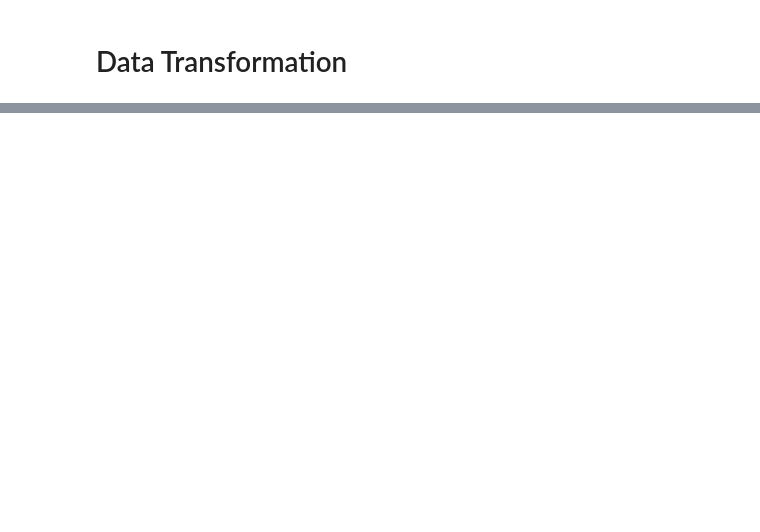
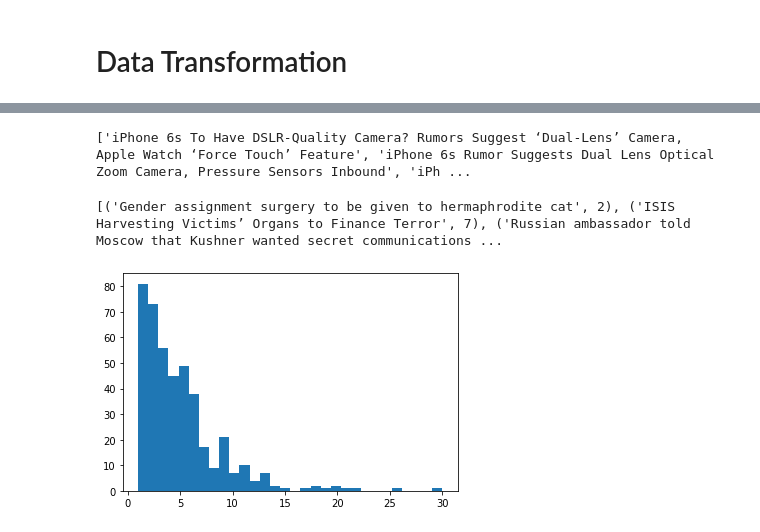
Before and after one commit to danielvangelder/Applied-NLP-Project-IN4325, a Jupyter notebook: bias-detection.ipynb, the cells around one changed output, grey strips where cells are left out. Drawn from its saved outputs; the diff is of its cells as text; code cells hidden in the pictures; blank space fills up the shorter version.

```diff
--- a/bias-detection.ipynb
+++ b/bias-detection.ipynb
@@ -105,0 +196,3 @@ KeyError: "Key 'El-Sisi' not present"
+# %%
+df_rel['Correct'] = df_rel['Stance'] == df_rel['Predictions']
+display(df_rel[['Stance', 'Predictions','Correct']].sample(n=5))
@@ -105,0 +211,3 @@ KeyError: "Key 'El-Sisi' not present"
+# %%
+grouped = df_rel.groupby(['Headline','Head ID']).sum().sort_values('Correct', ascending=True)
+display(grouped)
@@ -105,0 +229,20 @@ KeyError: "Key 'El-Sisi' not present"
+# %%
+failed = grouped.loc[grouped['Correct'] == 0]
+success = grouped.loc[grouped['Correct'] == 1]
+failed_headlines = [idx[0] for idx in failed.index]
+success_headlines = [idx[0] for idx in success.index]
+print(success_headlines, len(success_headlines))
+# %% [output]
+['iPhone 6s To Have DSLR-Quality Camera? Rumors Suggest ‘Dual-Lens’ Camera, Apple Watch ‘Force Touch’ Feature', 'iPhone 6s Rumor Suggests Dual Lens Optical Zoom Camera, Pressure Sensors Inbound', 'iPh ...
+# %%
+failed_headlines = [(h, df_rel.loc[df_rel['Headline'] == h].shape[0]) for h in failed_headlines]
+print(failed_headlines)
+# %% [output]
+[('Gender assignment surgery to be given to hermaphrodite cat', 2), ('ISIS Harvesting Victims’ Organs to Finance Terror', 7), ('Russian ambassador told Moscow that Kushner wanted secret communications ...
+# %%
+import matplotlib.pyplot as plt
+
+plt.hist([f[1] for f in failed_headlines], bins=30)
+plt.show()
+# %% [output]
+[figure, added]
```
Also changed, not shown: parts of 15 cells of this notebook.
